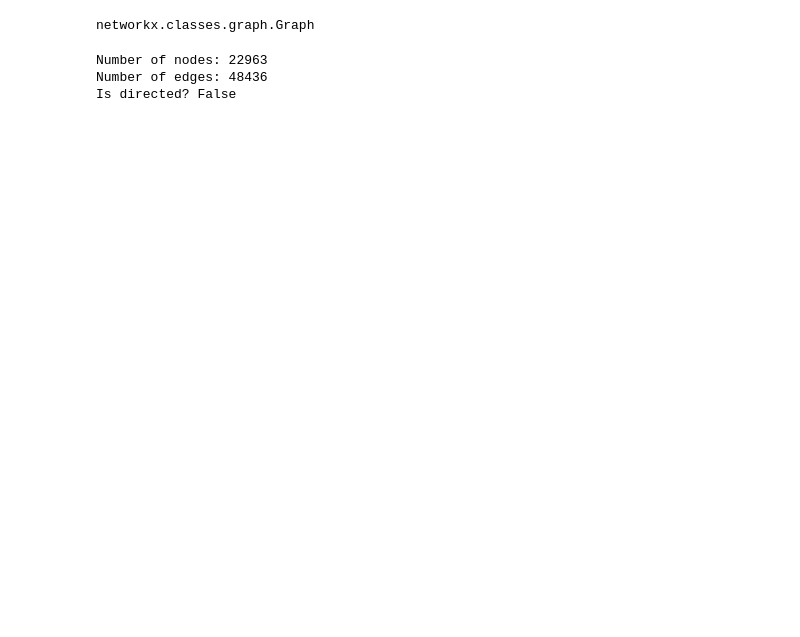
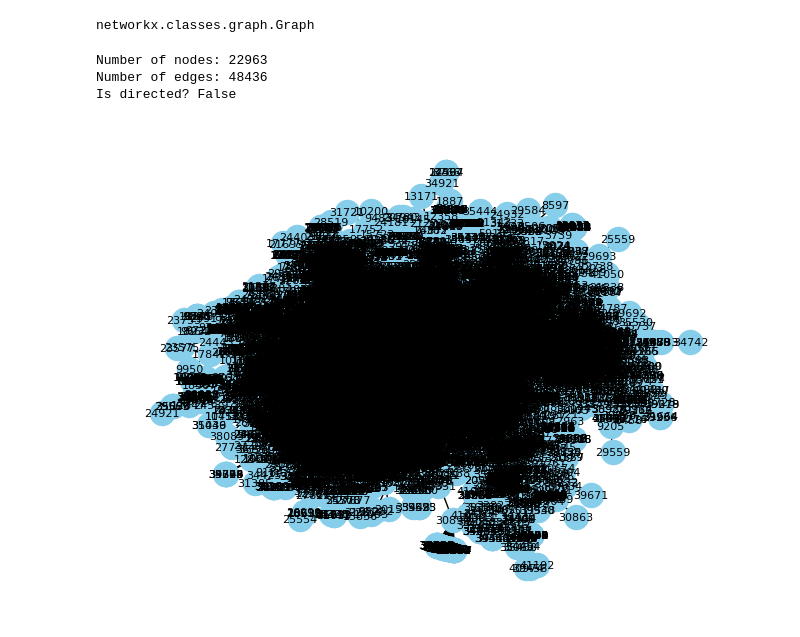
Before and after one commit to pxsa/complex-network-HW, a Jupyter notebook: internet.ipynb, the cells around one changed output. Cells and saved outputs as stored; diff of their text form; code cells hidden in the pictures; blank space fills up the shorter version.

```diff
--- a/internet.ipynb
+++ b/internet.ipynb
@@ -15,3 +16,7 @@ print(f"Is directed? {G.is_directed()}")
 Number of nodes: 22963
 Number of edges: 48436
 Is directed? False
+# %%
+nx.draw(G, with_labels=True,node_size=300, node_color='skyblue', font_size=8)
+# %% [output]
+[figure, added]
```
Also changed, not shown: parts of 19 cells of this notebook, 1 other file.
